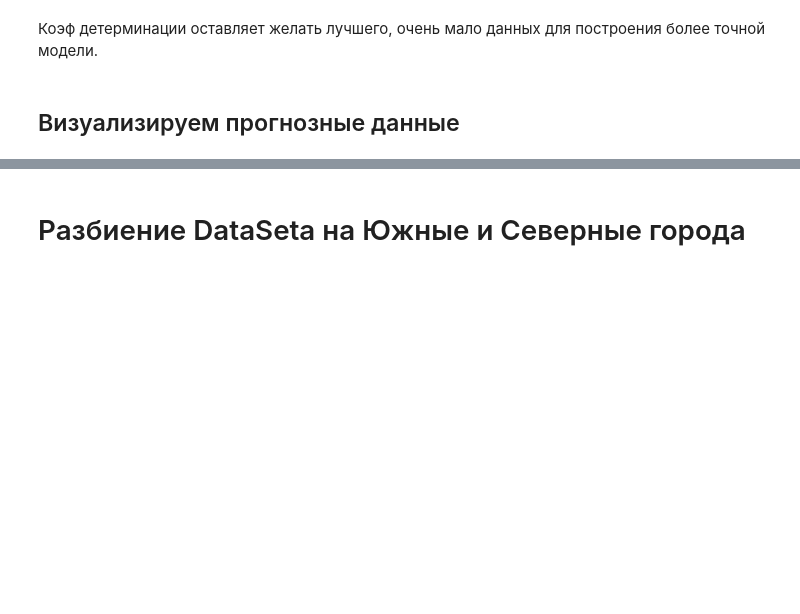
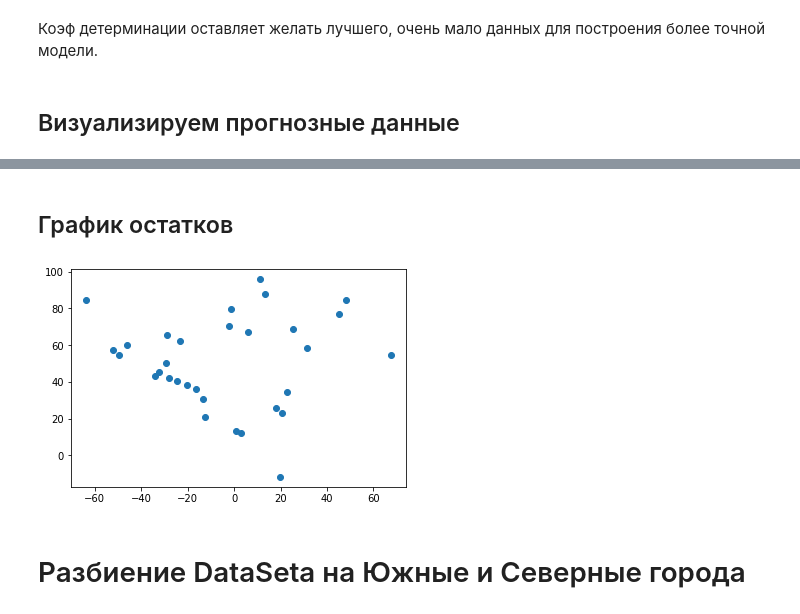
Before and after one commit to PKlekchyan/pyda-18-dz, a Jupyter notebook: lesson_17/task_1.ipynb, the cells around one changed output, grey strips where cells are left out. Cells and saved outputs as stored; diff of their text form; code cells hidden in the pictures; blank space fills up the shorter version.

```diff
--- a/lesson_17/task_1.ipynb
+++ b/lesson_17/task_1.ipynb
@@ -105,3 +105,11 @@ plt.plot(x_test, y_pred, c='r')
+# %% [markdown]
+## График остатков
+# %%
+residuals = y_test-y_pred
+plt.scatter(residuals, y_pred)
+plt.show()
+# %% [output]
+[figure, added]
 # %% [markdown]
 # Разбиение DataSetа на Южные и Северные города
 # %%
```
Also changed, not shown: parts of 5 cells of this notebook.
